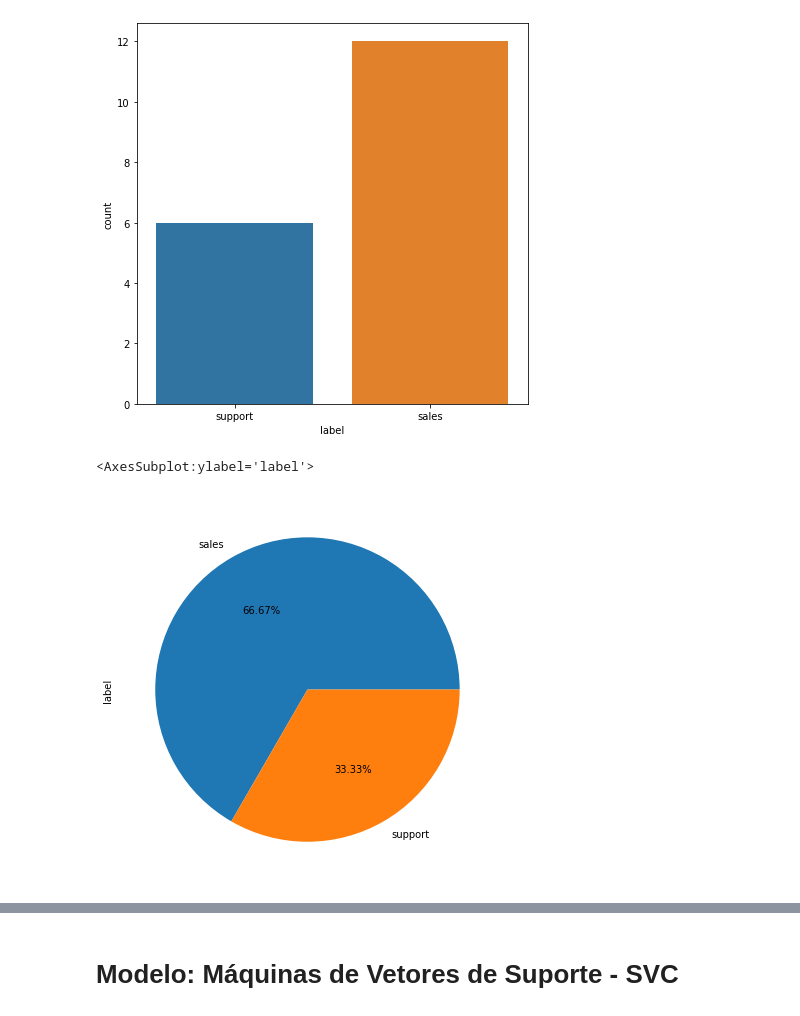
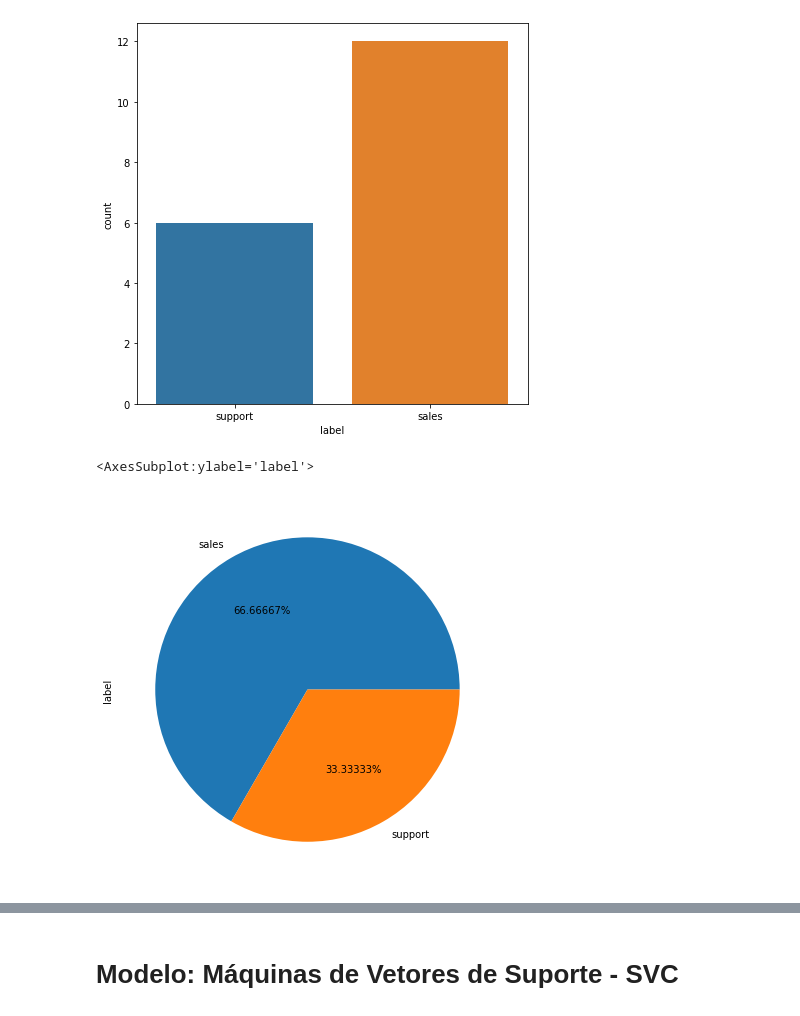
Before and after one commit to rolandmontalvan/intent, a Jupyter notebook: Intent.ipynb, the cells around one changed output, grey strips where cells are left out. Drawn from its saved outputs; the diff is of its cells as text; code cells hidden in the pictures.

```diff
--- a/Intent.ipynb
+++ b/Intent.ipynb
@@ -53,10 +53,10 @@ sns.countplot(x='label', data=it);
 [figure]
 # %%
 fig = plt.figure(figsize=(7, 7))
-it.label.value_counts().plot(kind='pie', autopct='%.2f%%')
+it.label.value_counts().plot(kind='pie', autopct='%.5f%%')
 # %% [output]
 <AxesSubplot:ylabel='label'>
-[figure, old version]
+[figure, new version]
 # %%
 from sklearn.linear_model import RidgeClassifier, SGDClassifier, LogisticRegression
 from sklearn.naive_bayes import MultinomialNB
```
Also changed, not shown: parts of 18 cells of this notebook.
